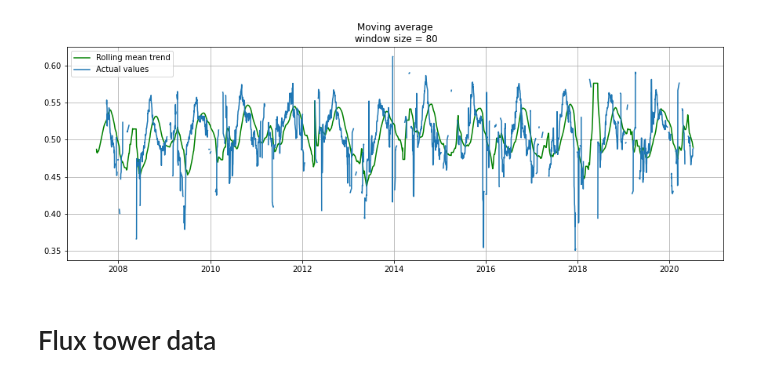
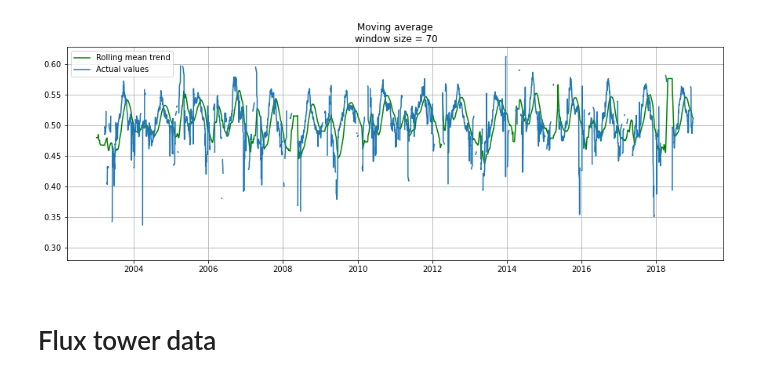
Before and after one commit to PatBall1/pheno_data, a Jupyter notebook: code/pheno_ee.ipynb, the cells around one changed output. Saved outputs shown, nothing was run; the diff lists cells and outputs as text; code cells hidden in the pictures.

```diff
--- a/code/pheno_ee.ipynb
+++ b/code/pheno_ee.ipynb
@@ -163,10 +150,10 @@ def plotMovingAverage(series, window, plot_intervals=False, scale=1.96, plot_ano
     plt.plot(series[window:], label="Actual values")
     plt.legend(loc="upper left")
     plt.grid(True)
-# %%
-plotMovingAverage(EVI_local, 80)
-# %% [output]
-[figure, removed]
+# %%
+plotMovingAverage(EVI_filt, 70)
+# %% [output]
+[figure, added]
 # %% [markdown]
 # Flux tower data
 # %%
```
Also changed, not shown: parts of 23 cells of this notebook, 1 other file.
